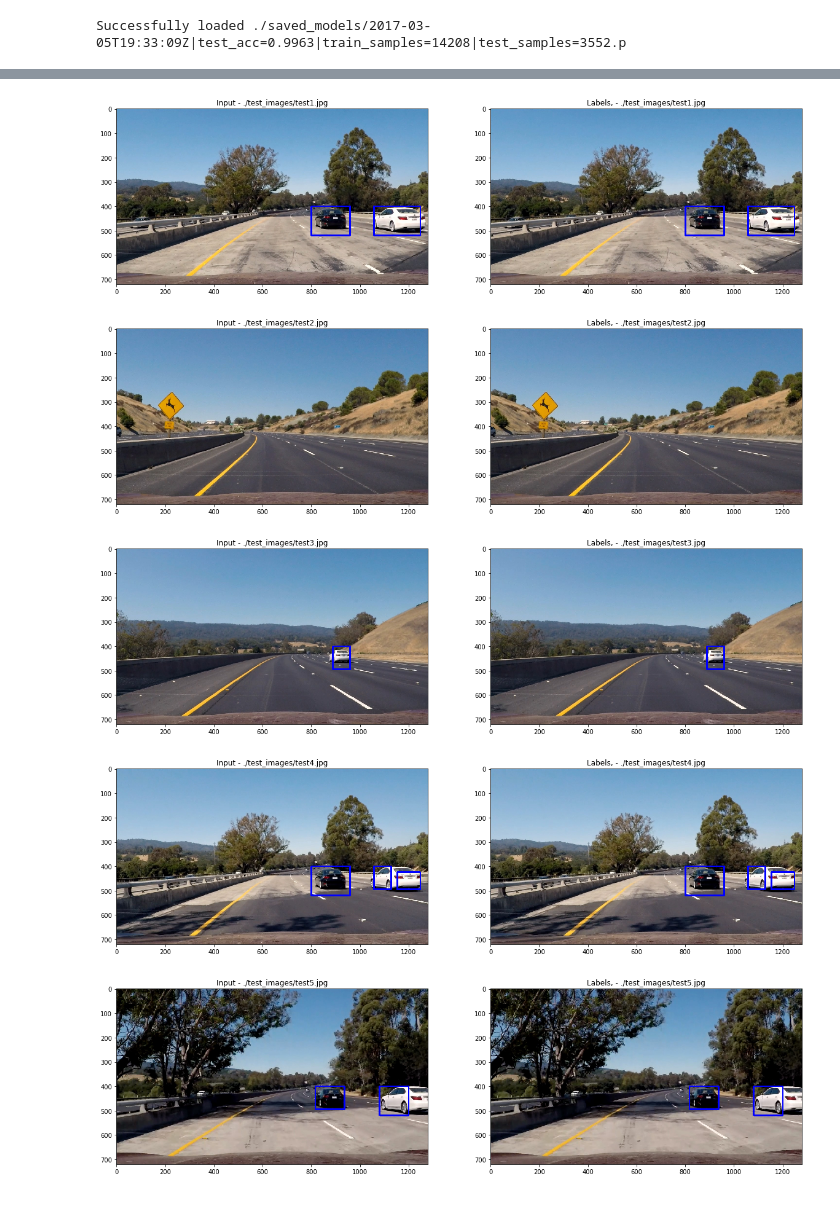
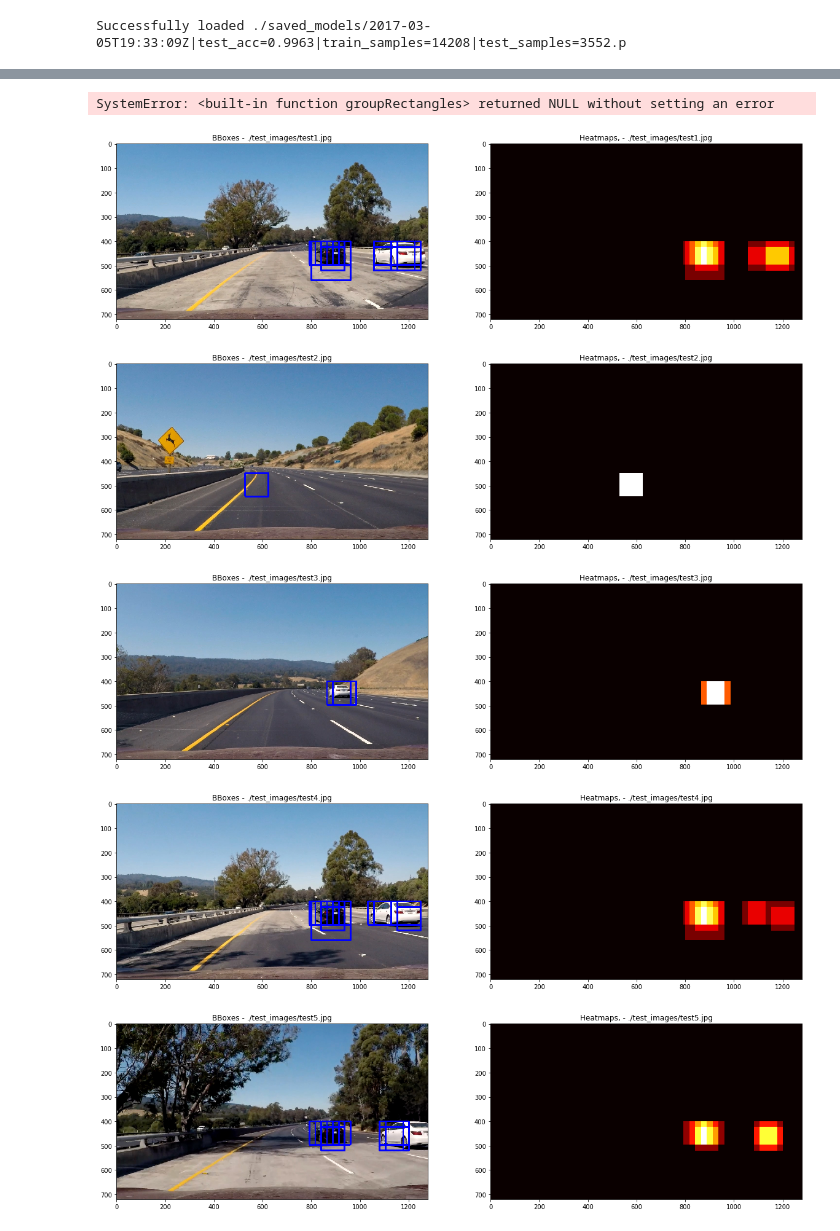
Before and after one commit to anandnimkar/vehicle-detector, a Jupyter notebook: pipeline.ipynb, the cells around one changed output, grey strips where cells are left out. Cells and saved outputs as stored; diff of their text form; code cells hidden in the pictures.

```diff
--- a/pipeline.ipynb
+++ b/pipeline.ipynb
@@ -141,17 +219,17 @@ class VehicleDetector:
         flatten = lambda l: [item for sublist in l for item in sublist]
         return flatten(self.frame_detections)
 
-    def __detect_bboxes(self, img, small_scale=0.8, medium_scale=1.5, large_scale=2.5):
+    def detect_bboxes(self, img, small_scale=1, medium_scale=1.5, large_scale=2.5):
         bboxes = []
         # small scale
-        bboxes += find_cars(img, 400, 450, small_scale, self.svc, self.X_scaler, **self.params)
+        bboxes += find_cars(img, 400, 464, small_scale, self.svc, self.X_scaler, **self.params)
         # medium scale
-        bboxes += find_cars(img, 400, 550, medium_scale, self.svc, self.X_scaler, **self.params)
+        bboxes += find_cars(img, 400, 592, medium_scale, self.svc, self.X_scaler, **self.params)
          # large scale
-        bboxes += find_cars(img, 400, 650, large_scale, self.svc, self.X_scaler, **self.params)
+        bboxes += find_cars(img, 400, 656, large_scale, self.svc, self.X_scaler, **self.params)
         return bboxes
 
-    def __heatmap_and_threshold(self, img, bboxes):
+    def heatmap_and_threshold(self, img, bboxes):
         heat = np.zeros_like(img[:,:,0]).astype(np.float32)
         # Add heat to each box in box list
         heat = add_heat(heat, bboxes)
@@ -175,9 +253,11 @@ class VehicleDetector:
         return avg_heatmap
 
     def process_frame(self, img):
-        bboxes = self.__detect_bboxes(img)
-        heatmap = self.__heatmap_and_threshold(img, bboxes)
-        labels = label(heatmap)
+        bboxes = self.detect_bboxes(img)
+        heatmap = self.heatmap_and_threshold(img, bboxes)
+        labels = label(heatmap, structure = [[1,1,1], # structure to merge labels if diagonally touching
+                                             [1,1,1],
+                                             [1,1,1]])
         return draw_labeled_bboxes(img, labels)
 # %%
 output = './output_test_video.mp4'
@@ -215,20 +295,31 @@ Wall time: 16.1 s
+# %%
+bboxes = [((1, 2), (3, 4)), ((2, 3), (7, 8))]
+cv2.groupRectangles(bboxes, 0)
+# %% [output]
+SystemError: <built-in function groupRectangles> returned NULL without setting an error
 # %%
 test_images = glob.glob('./test_images/*.jpg')
 
 for fname in glob.glob('./test_images/*.jpg'):
     img = mpimg.imread(fname)
-    detector = VehicleDetector(svc, X_scaler, params)
-    res = detector.process_frame(img)
+    detector = VehicleDetector(svc, X_scaler, params, threshold=0)
+    bboxes = detector.detect_bboxes(img)
+
+    copy = np.copy(img)
+    for box in bboxes:
+        cv2.rectangle(copy, box[0], box[1], (0,0,255), 6)
+
+    heatmaps = detector.heatmap_and_threshold(img, bboxes)
 
     fig, (ax1, ax2) = plt.subplots(1, 2, figsize=(20,10))
-    ax1.set_title('Input - {}'.format(fname))
-    ax1.imshow(img)
+    ax1.set_title('BBoxes - {}'.format(fname))
+    ax1.imshow(copy)
 
-    ax2.set_title('Labels, - {}'.format(fname))
-    ax2.imshow(img)
+    ax2.set_title('Heatmaps, - {}'.format(fname))
+    ax2.imshow(heatmaps, cmap='hot')
 # %% [output]
-[figure, old version]
+[figure, new version]
-[figure, old version]
+[figure, new version]
-[figure, old version]
+[figure, new version]
-[figure, old version]
+[figure, new version]
-[figure, old version]
+[figure, new version]
```
Also changed, not shown: parts of 7 cells of this notebook, 1 other file.
